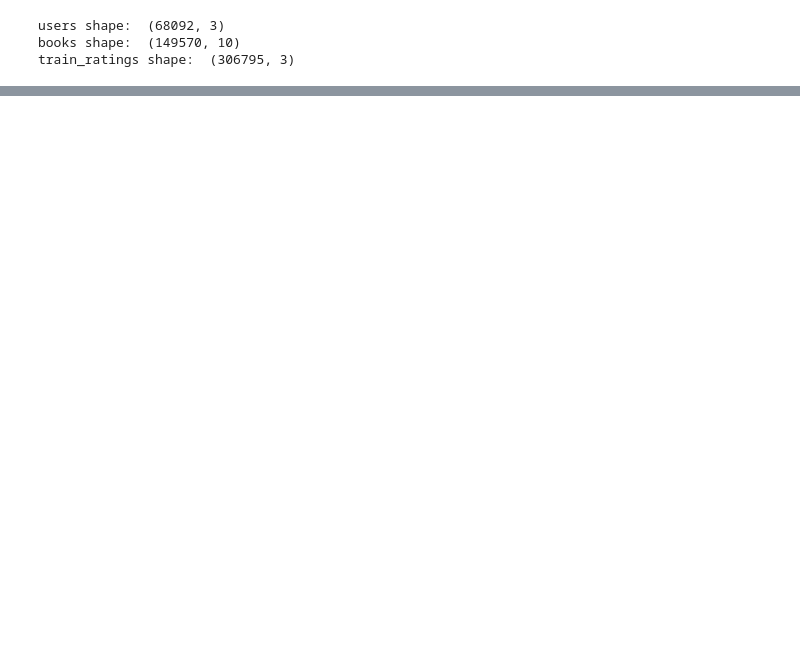
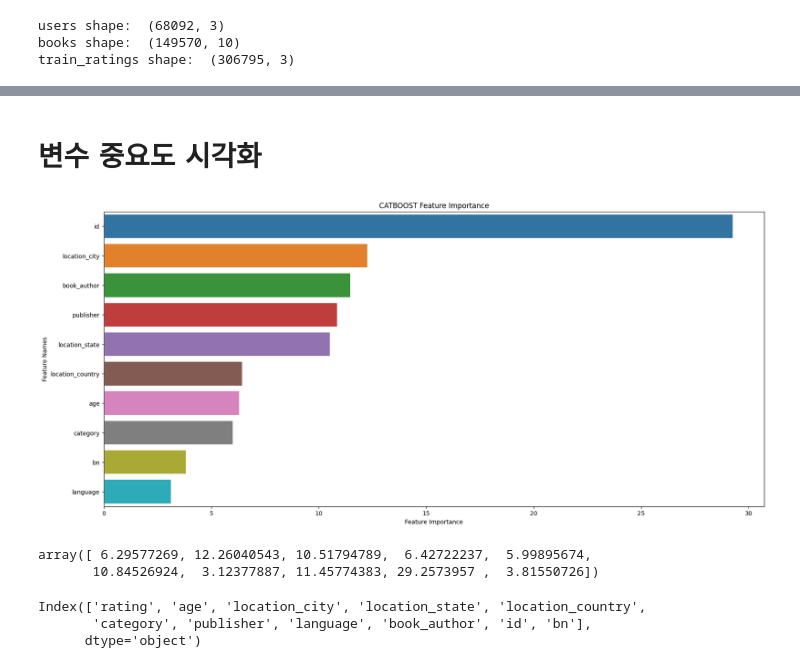
Before and after one commit to boostcampaitech4recsys2/level1_bookratingprediction_recsys-level1-recsys-06, a Jupyter notebook: EDA/LJH-catb-1.ipynb, the cells around one changed output, grey strips where cells are left out. Cells and saved outputs as stored; diff of their text form; code cells hidden in the pictures; blank space fills up the shorter version.

```diff
--- a/EDA/LJH-catb-1.ipynb
+++ b/EDA/LJH-catb-1.ipynb
@@ -232,0 +358,22 @@ NameError: name 'model' is not defined
+# %%
+random.seed(42)
+cat_models={}
+
+cat_features = list(range(1, 10))
+
+for fold in range(5):
+  print(f'===================================={fold+1}============================================')
+  train_idx, valid_idx = folds[fold]
+  X_train = train_df.drop(['user_id','isbn','rating'], axis = 1).iloc[train_idx].values
+  X_valid = train_df.drop(['user_id','isbn','rating'], axis = 1).iloc[valid_idx].values
+  y_train = train_df['rating'][train_idx].values
+  y_valid = train_df['rating'][valid_idx].values
+
+  cat = CatBoostRegressor(**study.best_params, task_type = 'GPU')
+  cat.fit(X_train, y_train,
+          eval_set=[(X_valid,y_valid)],
+          early_stopping_rounds=35,cat_features=cat_features,
+          verbose=100)
+  pred = cat.predict(test_df.drop(['user_id', 'isbn', 'rating'],axis = 1))
+  cat_models[fold] = pred
+  print(f'================================================================================\n\n')
@@ -232,0 +398,37 @@ NameError: name 'model' is not defined
+# %% [markdown]
+# 변수 중요도 시각화
+# %%
+def plot_feature_importance(importance,names,model_type):
+
+    feature_importance = np.array(importance)
+    feature_names = np.array(names)
+
+    data={'feature_names':feature_names,'feature_importance':feature_importance}
+    fi_df = pd.DataFrame(data)
+
+    fi_df.sort_values(by=['feature_importance'], ascending=False,inplace=True)
+
+    plt.figure(figsize=(20,9))
+
+    sns.barplot(x=fi_df['feature_importance'], y=fi_df['feature_names'])
+
+    plt.title(model_type + ' Feature Importance')
+    plt.xlabel('Feature Importance')
+    plt.ylabel('Feature Names')
+
+    plt.show()
+# %%
+plot_feature_importance(cat.get_feature_importance(), test_df.drop(['user_id', 'isbn', 'rating'],axis = 1).columns, 'CATBOOST')
+# %% [output]
+[figure, added]
+# %%
+cat.get_feature_importance()
+# %% [output]
+array([ 6.29577269, 12.26040543, 10.51794789,  6.42722237,  5.99895674,
+       10.84526924,  3.12377887, 11.45774383, 29.2573957 ,  3.81550726])
+# %%
+train_df.drop(['user_id', 'isbn'], axis = 1).columns
+# %% [output]
+Index(['rating', 'age', 'location_city', 'location_state', 'location_country',
+       'category', 'publisher', 'language', 'book_author', 'id', 'bn'],
+      dtype='object')
```
Also changed, not shown: parts of 27 cells of this notebook, 1 other file.
